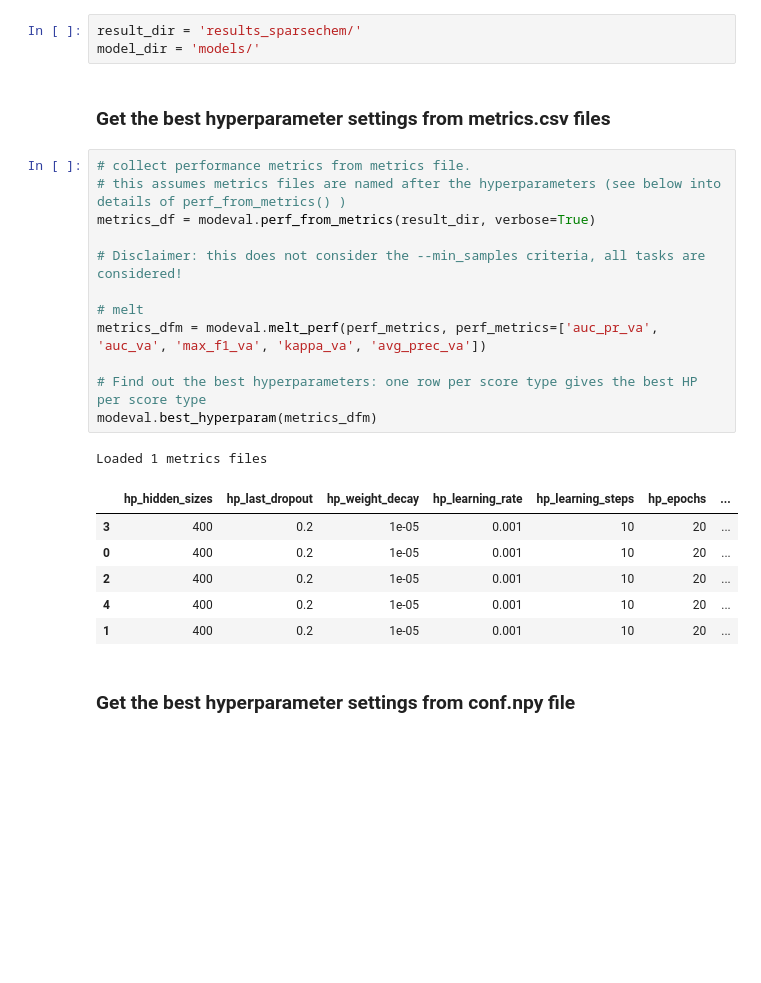
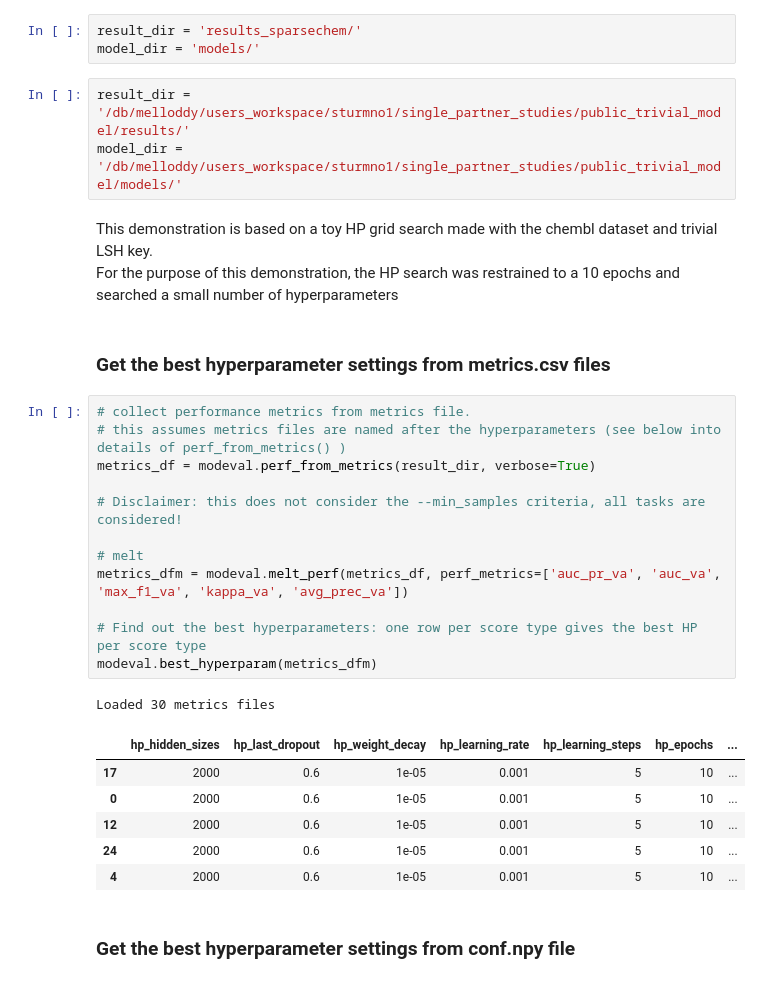
Before and after one commit to melloddy/performance_evaluation, a Jupyter notebook: development/modeval_demo.ipynb, the cells around one changed output. Saved outputs shown, nothing was run; the diff lists cells and outputs as text; blank space fills up the shorter version.

Commit message:
demo based on a chembl trivial hp grid search

```diff
--- a/development/modeval_demo.ipynb
+++ b/development/modeval_demo.ipynb
@@ -13,28 +15,34 @@ importlib.reload(modeval) # dev stuff
 # %%
 result_dir = 'results_sparsechem/'
 model_dir = 'models/'
+# %%
+result_dir = '/db/melloddy/users_workspace/sturmno1/single_partner_studies/public_trivial_model/results/'
+model_dir = '/db/melloddy/users_workspace/sturmno1/single_partner_studies/public_trivial_model/models/'
+# %% [markdown]
+This demonstration is based on a toy HP grid search made with the chembl dataset and trivial LSH key.<br>
+For the purpose of this demonstration, the HP search was restrained to a 10 epochs and searched a small number of hyperparameters
 # %% [markdown]
 ### Get the best hyperparameter settings from metrics.csv files
 # %%
 # collect performance metrics from metrics file.
 # this assumes metrics files are named after the hyperparameters (see below into details of perf_from_metrics() )
 metrics_df = modeval.perf_from_metrics(result_dir, verbose=True)
 
 # Disclaimer: this does not consider the --min_samples criteria, all tasks are considered!
 
 # melt
-metrics_dfm = modeval.melt_perf(perf_metrics, perf_metrics=['auc_pr_va', 'auc_va', 'max_f1_va', 'kappa_va', 'avg_prec_va'])
+metrics_dfm = modeval.melt_perf(metrics_df, perf_metrics=['auc_pr_va', 'auc_va', 'max_f1_va', 'kappa_va', 'avg_prec_va'])
 
 # Find out the best hyperparameters: one row per score type gives the best HP per score type
 modeval.best_hyperparam(metrics_dfm)
 # %% [output]
-Loaded 1 metrics files
+Loaded 30 metrics files
 |  | hp_hidden_sizes | hp_last_dropout | hp_weight_decay | hp_learning_rate | hp_learning_steps | hp_epochs | ... |
-| 3 | 400 | 0.2 | 1e-05 | 0.001 | 10 | 20 | ... |
-| 0 | 400 | 0.2 | 1e-05 | 0.001 | 10 | 20 | ... |
-| 2 | 400 | 0.2 | 1e-05 | 0.001 | 10 | 20 | ... |
-| 4 | 400 | 0.2 | 1e-05 | 0.001 | 10 | 20 | ... |
-| 1 | 400 | 0.2 | 1e-05 | 0.001 | 10 | 20 | ... |
+| 17 | 2000 | 0.6 | 1e-05 | 0.001 | 5 | 10 | ... |
+| 0 | 2000 | 0.6 | 1e-05 | 0.001 | 5 | 10 | ... |
+| 12 | 2000 | 0.6 | 1e-05 | 0.001 | 5 | 10 | ... |
+| 24 | 2000 | 0.6 | 1e-05 | 0.001 | 5 | 10 | ... |
+| 4 | 2000 | 0.6 | 1e-05 | 0.001 | 5 | 10 | ... |
 # %% [markdown]
 ### Get the best hyperparameter settings from conf.npy file
 # %%
```
Also changed, not shown: parts of 7 cells of this notebook.
